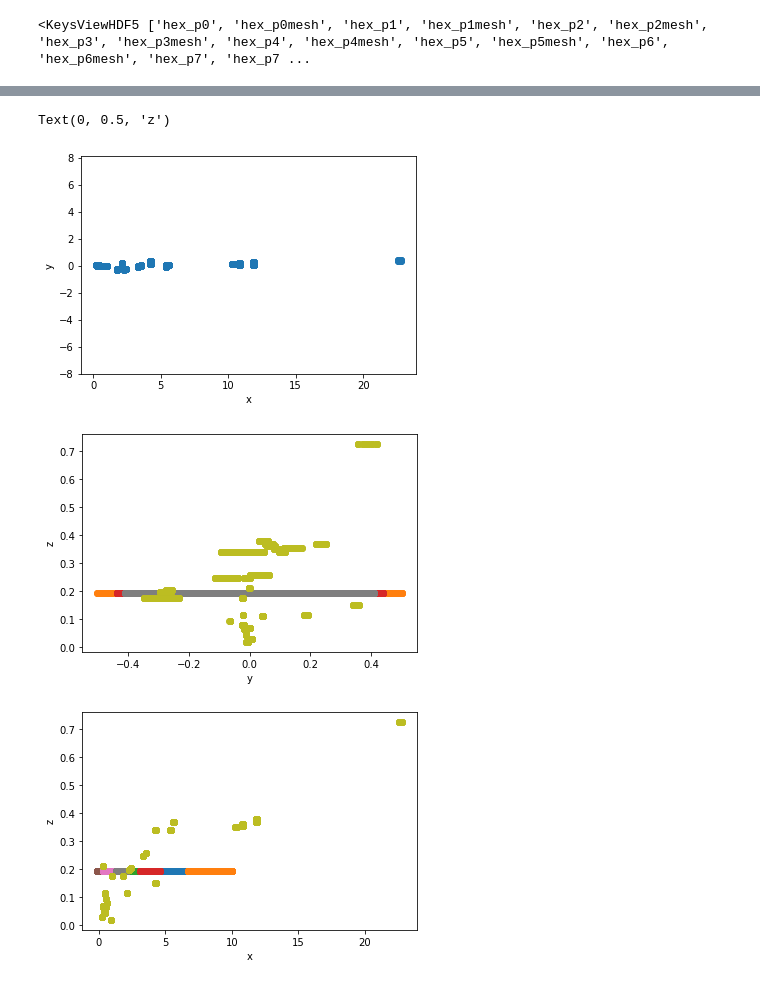
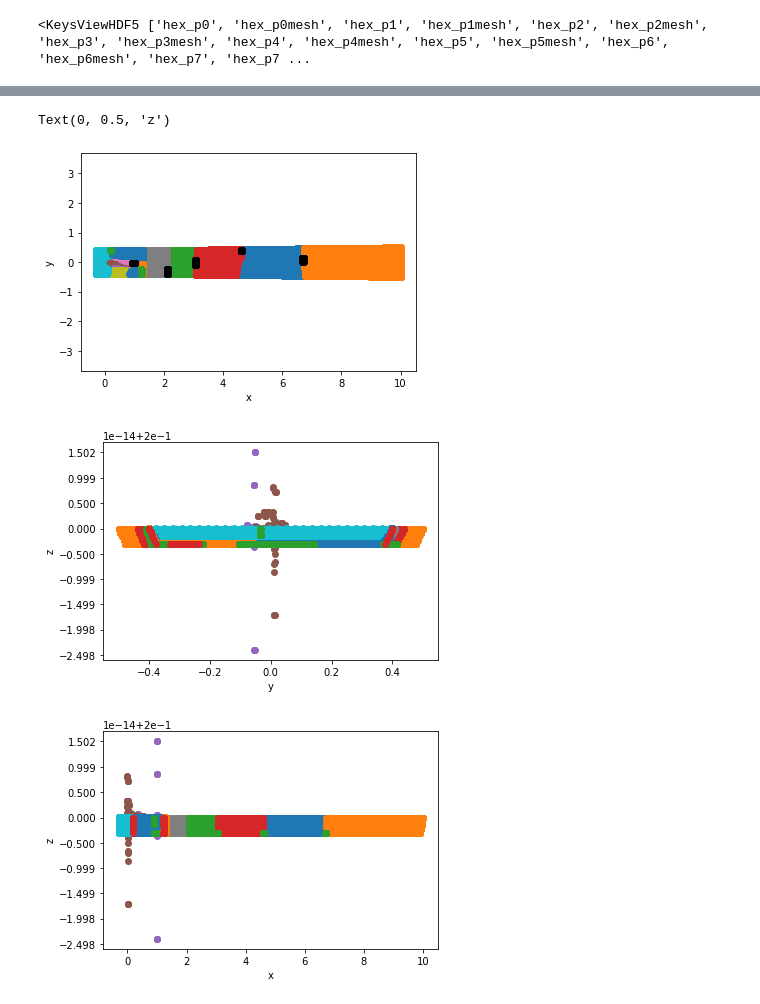
Before and after one commit to z-yuan131/KTH-TUB-PyFR-Post, a Jupyter notebook: Untitled.ipynb, the cells around one changed output, grey strips where cells are left out. Drawn from its saved outputs; the diff is of its cells as text; code cells hidden in the pictures.

```diff
--- a/Untitled.ipynb
+++ b/Untitled.ipynb
@@ -151,5 +177,5 @@ Text(0, 0.5, 'z')
 # %%
-f = h5py.File('random1.zhenyang', 'r')
+f = h5py.File('final.zhenyang', 'r')
 #len(list(f.keys()))
 f.keys()
 # %% [output]
@@ -206,49 +252,74 @@ z8 = np.array(f['othersmesh'])[...,2].swapaxes(0,1)#[:,0]
 # %%
 plt.figure()
-#plt.scatter(x0,y0)
-#plt.scatter(x1,y1)
-#plt.scatter(x2,y2)
-#plt.scatter(x3,y3)
-#plt.scatter(x4,y4)
-#plt.scatter(x5,y5)
-#plt.scatter(x6,y6)
-#plt.scatter(x7,y7)
-plt.scatter(x8,y8)
+plt.scatter(x0,y0)
+plt.scatter(x1,y1)
+plt.scatter(x2,y2)
+plt.scatter(x3,y3)
+plt.scatter(x4,y4)
+plt.scatter(x5,y5)
+plt.scatter(x6,y6)
+plt.scatter(x7,y7)
+
+
+plt.scatter(x10,y10)
+plt.scatter(x11,y11)
+plt.scatter(x12,y12)
+plt.scatter(x13,y13)
+
+plt.scatter(x8,y8,color = 'k')
+plt.scatter(x9,y9)
+
 plt.axis('equal')
+#plt.xlim([0,1.5])
 
 plt.xlabel('x')
 plt.ylabel('y')
 
 plt.figure()
 plt.scatter(y0,z0)
 plt.scatter(y1,z1)
 plt.scatter(y2,z2)
 plt.scatter(y3,z3)
 plt.scatter(y4,z4)
 plt.scatter(y5,z5)
 plt.scatter(y6,z6)
 plt.scatter(y7,z7)
+
+plt.scatter(y10,z10)
+plt.scatter(y11,z11)
+plt.scatter(y12,z12)
+plt.scatter(y13,z13)
+
 plt.scatter(y8,z8)
+plt.scatter(y9,z9)
+
 plt.xlabel('y')
 plt.ylabel('z')
 
 plt.figure()
 plt.scatter(x0,z0)
 plt.scatter(x1,z1)
 plt.scatter(x2,z2)
 plt.scatter(x3,z3)
 plt.scatter(x4,z4)
 plt.scatter(x5,z5)
 plt.scatter(x6,z6)
 plt.scatter(x7,z7)
+
+plt.scatter(x10,z10)
+plt.scatter(x11,z11)
+plt.scatter(x12,z12)
+plt.scatter(x13,z13)
+
 plt.scatter(x8,z8)
+plt.scatter(x9,z9)
 plt.xlabel('x')
 plt.ylabel('z')
 # %% [output]
 Text(0, 0.5, 'z')
-[figure, old version]
+[figure, new version]
-[figure, old version]
+[figure, new version]
-[figure, old version]
+[figure, new version]
 # %%
 
 flag = True
```
Also changed, not shown: parts of 21 cells of this notebook, 2 other files.
